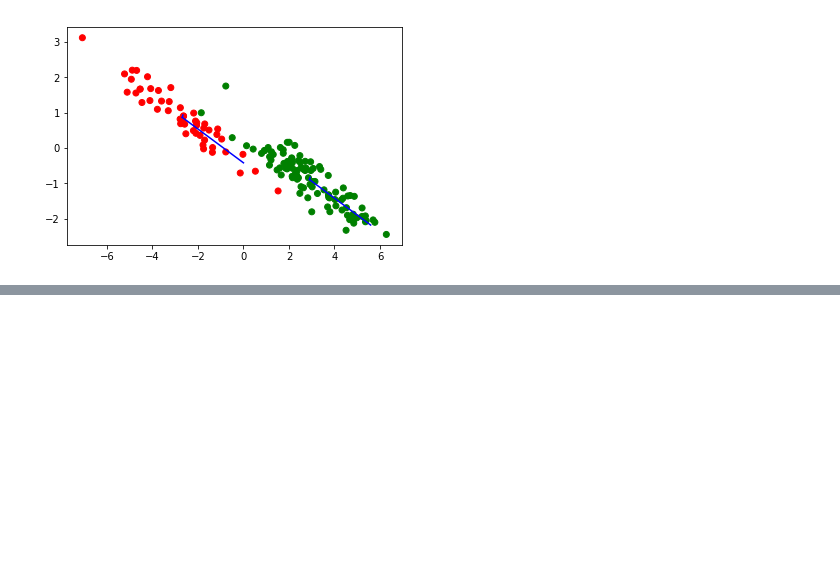
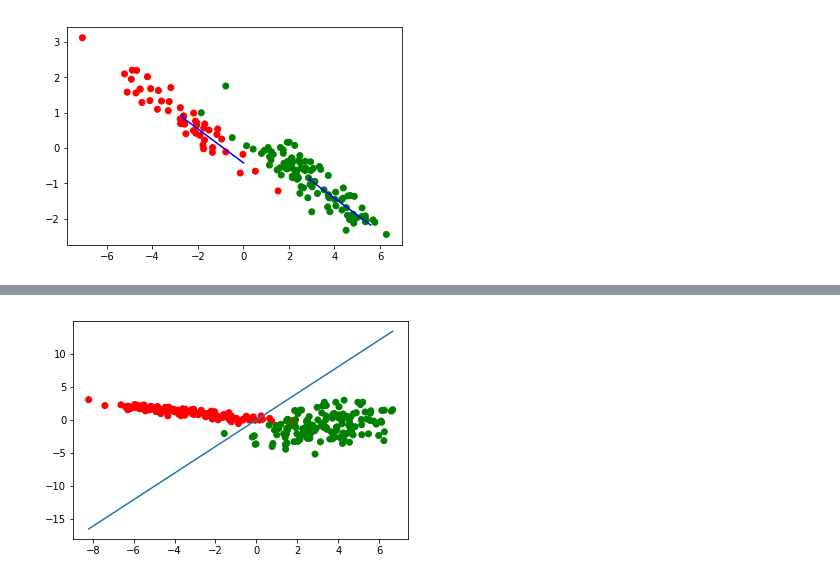
Before and after one commit to YoucefZemmouri/Graphical_Model_HMK1, a Jupyter notebook: Generative_Model_LDA.ipynb, the cells around one changed output, grey strips where cells are left out. Saved outputs shown, nothing was run; the diff lists cells and outputs as text; code cells hidden in the pictures; blank space fills up the shorter version.

```diff
--- a/Generative_Model_LDA.ipynb
+++ b/Generative_Model_LDA.ipynb
@@ -37,0 +45,4 @@ mu1 = A_train[['X1','X2']].mul(A_train.Y, axis=0).sum()/N
+# %%
+Centered_A_train = (A_train[['X1','X2']]-mu1_A).mul(A_train.Y, axis=0) + (A_train[['X1','X2']]-mu0_A).mul(1-A_train.Y, axis=0)
+Centered_B_train = (B_train[['X1','X2']]-mu1_B).mul(B_train.Y, axis=0) + (B_train[['X1','X2']]-mu0_B).mul(1-B_train.Y, axis=0)
+Centered_C_train = (C_train[['X1','X2']]-mu1_C).mul(C_train.Y, axis=0) + (C_train[['X1','X2']]-mu0_C).mul(1-C_train.Y, axis=0)
@@ -67,0 +109,4 @@ plt.show()
+# %%
+visualize(B_train, w_B, b_B)
+# %% [output]
+[figure, added]
```
Also changed, not shown: parts of 34 cells of this notebook, 2 other files.
